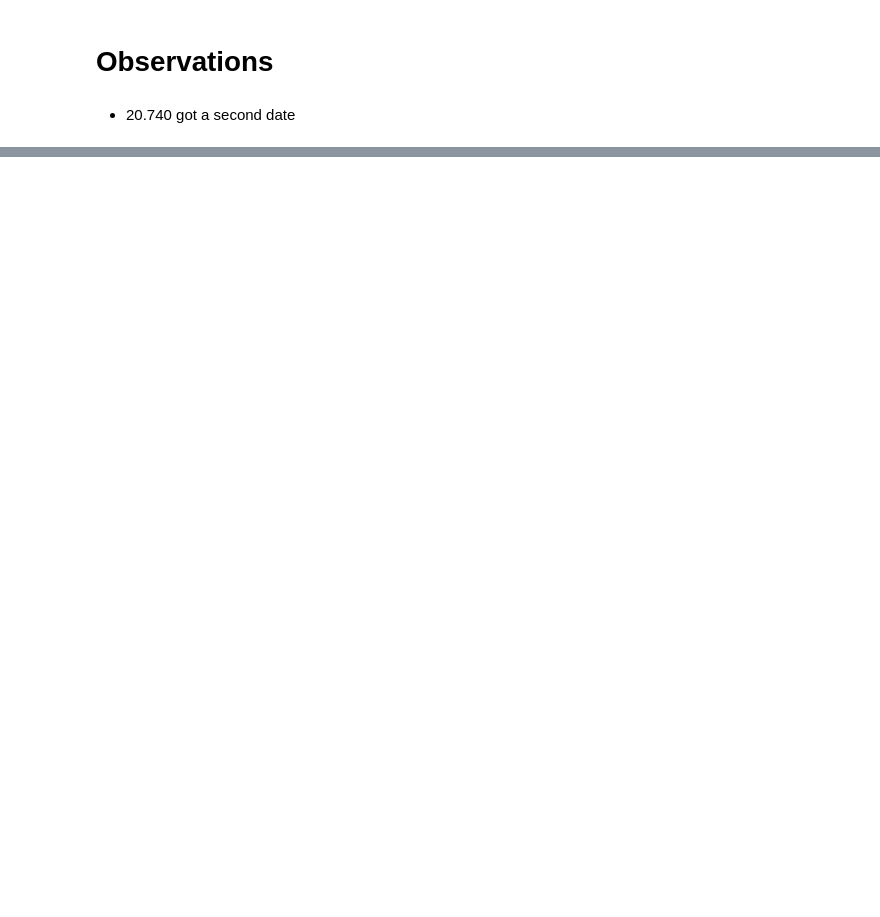
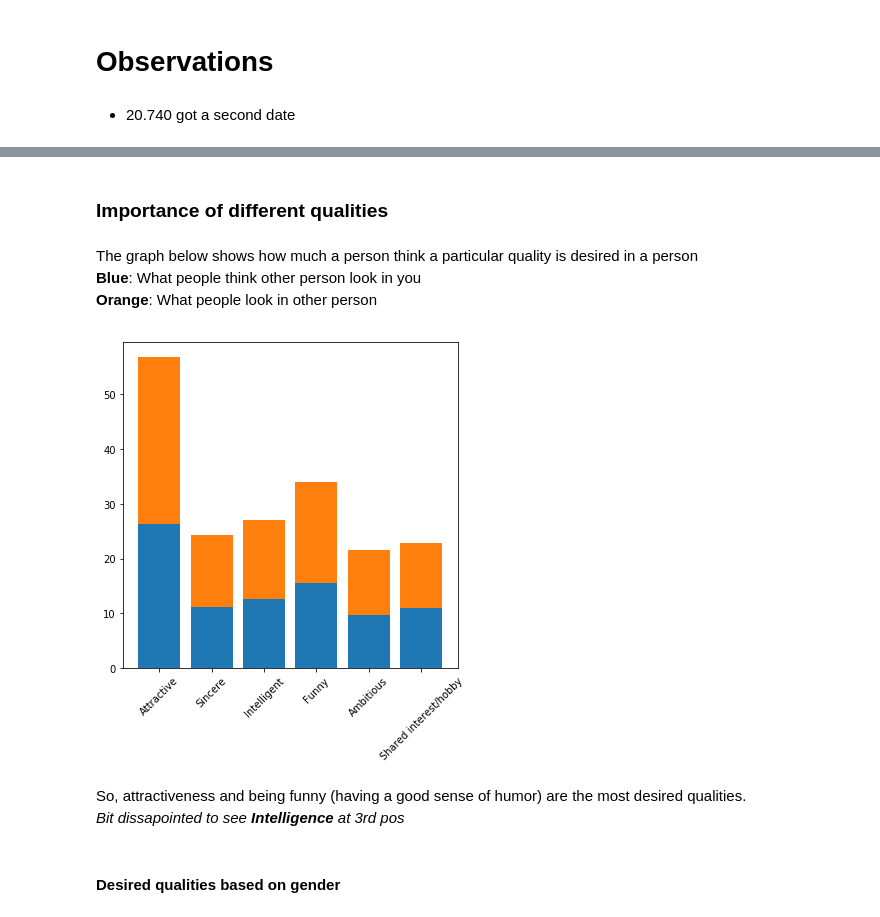
Before and after one commit to Classical-machine-learning/speedDating, a Jupyter notebook: main.ipynb, the cells around one changed output, grey strips where cells are left out. Drawn from its saved outputs; the diff is of its cells as text; code cells hidden in the pictures; blank space fills up the shorter version.

```diff
--- a/main.ipynb
+++ b/main.ipynb
@@ -452,0 +477,26 @@ ret_cross_attr("go_out")
+# %% [markdown]
+### Importance of different qualities
+# %% [markdown]
+The graph below shows how much a person think a particular quality is desired in a person<br>
+<b>Blue</b>: What people think other person look in you<br>
+<b>Orange</b>: What people look in other person
+# %%
+quality4=['attr4_1','sinc4_1','intel4_1','fun4_1','amb4_1','shar4_1']
+quality2=['attr2_1','sinc2_1','intel2_1','fun2_1','amb2_1','shar2_1']
+q4=df[df['attr4_1'].notna()][quality4].mean()
+q4.index=['Attractive','Sincere','Intelligent','Funny','Ambitious','Shared interest/hobby']
+q2=df[df['attr2_1'].notna()][quality2].mean()
+q2.index=['Attractive','Sincere','Intelligent','Funny','Ambitious','Shared interest/hobby']
+
+fig,ax=plt.subplots(figsize=(6,6))
+ax.bar(q4.index,q4)
+ax.bar(q2.index,q2,bottom=q4)
+_=ax.set_xticklabels(q4.index,rotation=45)
+#_=ax.set_yticklabels(q4.values,rotation=45)
+# %% [output]
+[figure, added]
+# %% [markdown]
+So, attractiveness and being funny (having a good sense of humor) are the most desired qualities.<br>
+<i> Bit dissapointed to see <b>Intelligence</b> at 3rd pos</i>
+# %% [markdown]
+#### Desired qualities based on gender
```
Also changed, not shown: parts of 33 cells of this notebook.
